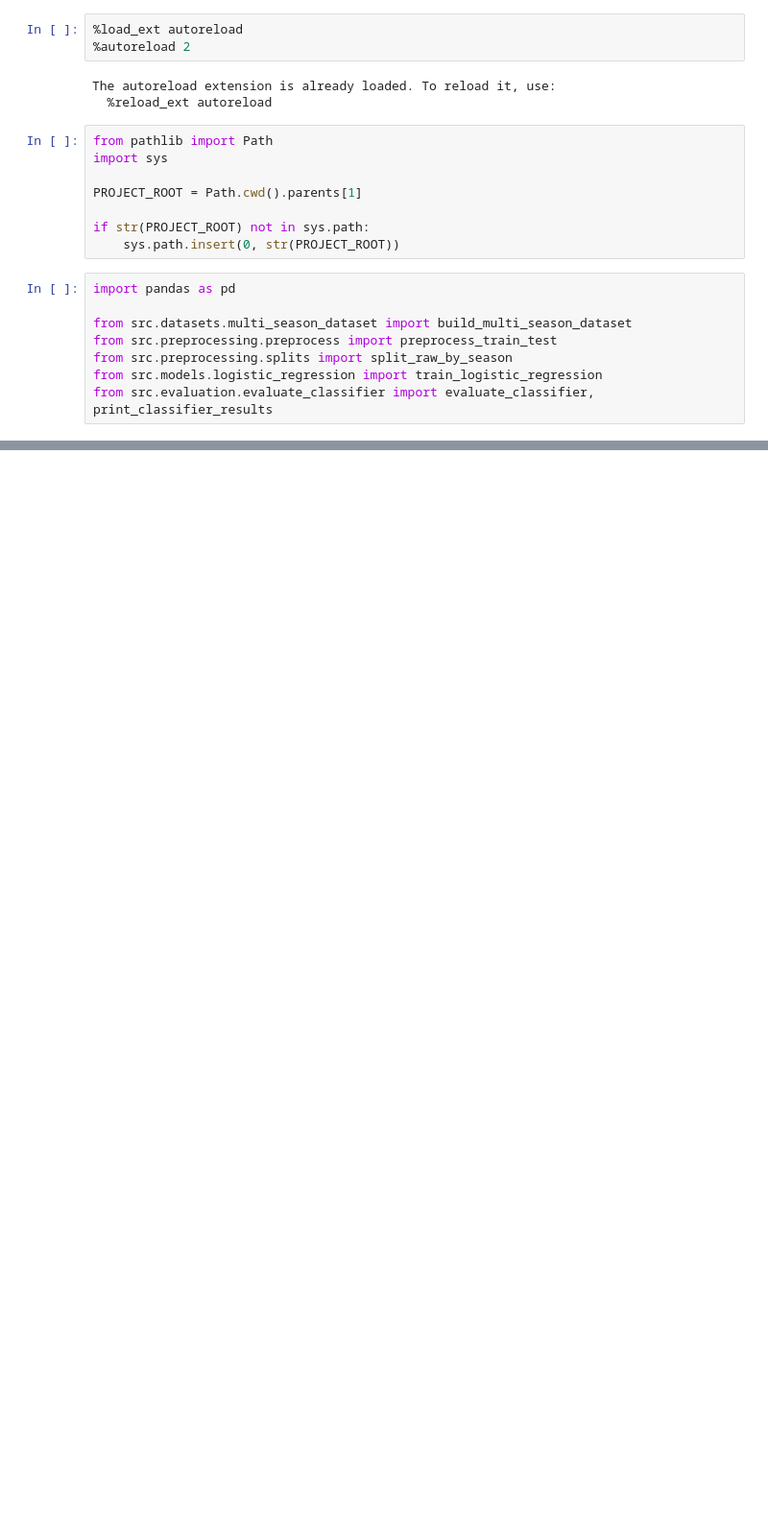
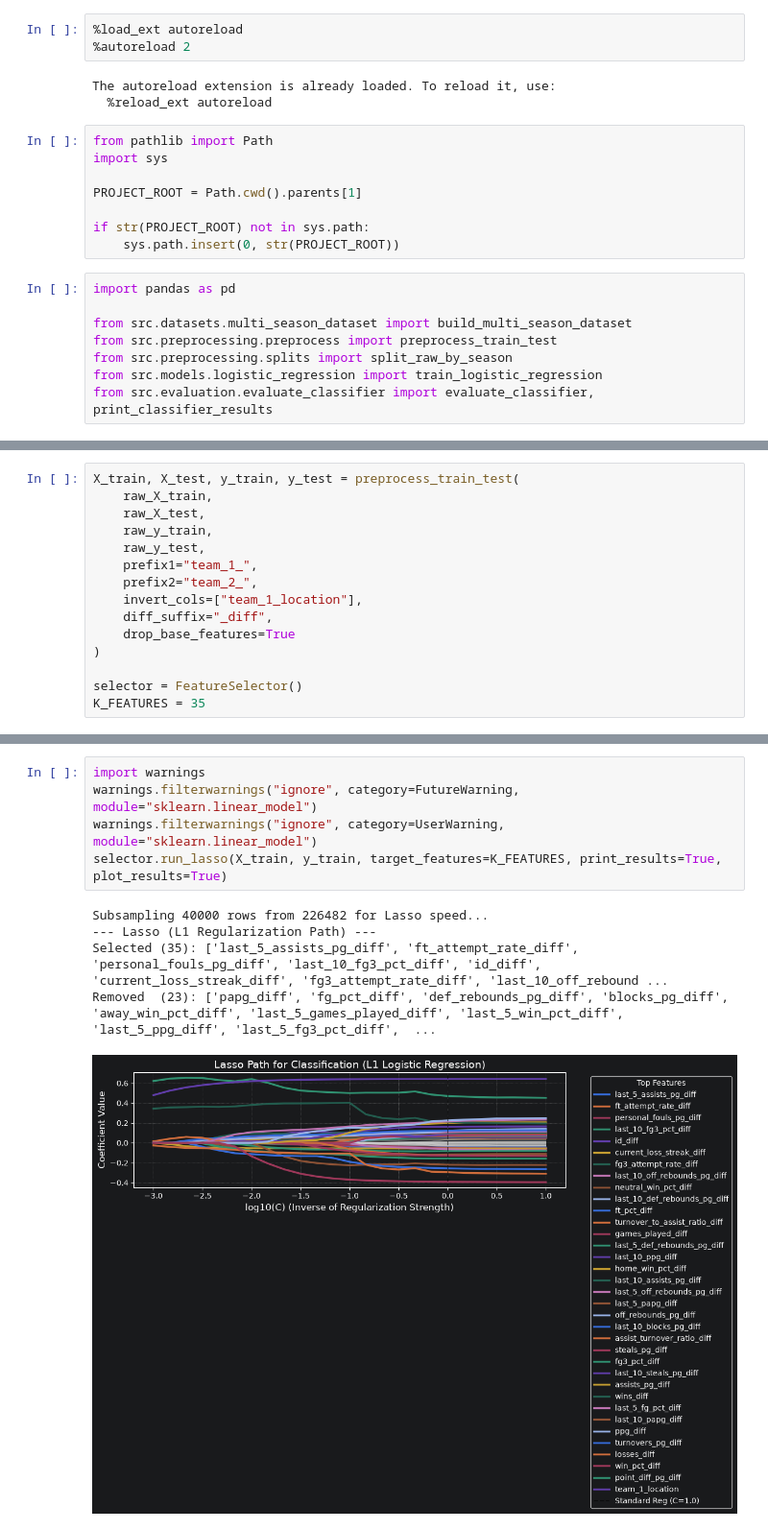
Before and after one commit to ItamarKroitoru/march-not-so-madness, a Jupyter notebook: src/notebooks/ml_v1.ipynb, the cells around one changed output, grey strips where cells are left out. Shown at 96% size. Drawn from its saved outputs; the diff is of its cells as text; blank space fills up the shorter version.

Commit message:
after expanding the preprocessing stage and udjusting the files a little bit (#4)
Co-authored-by: itay_maman <itay.maman@mail.huji.ac.il>

```diff
--- a/src/notebooks/ml_v1.ipynb
+++ b/src/notebooks/ml_v1.ipynb
@@ -70,0 +53,15 @@ Test confusion matrix:
+# %%
+X_train, X_test, y_train, y_test = preprocess_train_test(
+    raw_X_train,
+    raw_X_test,
+    raw_y_train,
+    raw_y_test,
+    prefix1="team_1_",
+    prefix2="team_2_",
+    invert_cols=["team_1_location"],
+    diff_suffix="_diff",
+    drop_base_features=True
+)
+
+selector = FeatureSelector()
+K_FEATURES = 35
@@ -70,0 +88,11 @@ Test confusion matrix:
+# %%
+import warnings
+warnings.filterwarnings("ignore", category=FutureWarning, module="sklearn.linear_model")
+warnings.filterwarnings("ignore", category=UserWarning, module="sklearn.linear_model")
+selector.run_lasso(X_train, y_train, target_features=K_FEATURES, print_results=True, plot_results=True)
+# %% [output]
+Subsampling 40000 rows from 226482 for Lasso speed...
+--- Lasso (L1 Regularization Path) ---
+Selected (35): ['last_5_assists_pg_diff', 'ft_attempt_rate_diff', 'personal_fouls_pg_diff', 'last_10_fg3_pct_diff', 'id_diff', 'current_loss_streak_diff', 'fg3_attempt_rate_diff', 'last_10_off_rebound ...
+Removed  (23): ['papg_diff', 'fg_pct_diff', 'def_rebounds_pg_diff', 'blocks_pg_diff', 'away_win_pct_diff', 'last_5_games_played_diff', 'last_5_win_pct_diff', 'last_5_ppg_diff', 'last_5_fg3_pct_diff',  ...
+[figure, added]
```
Also changed, not shown: parts of 7 cells of this notebook, 7 other files.
